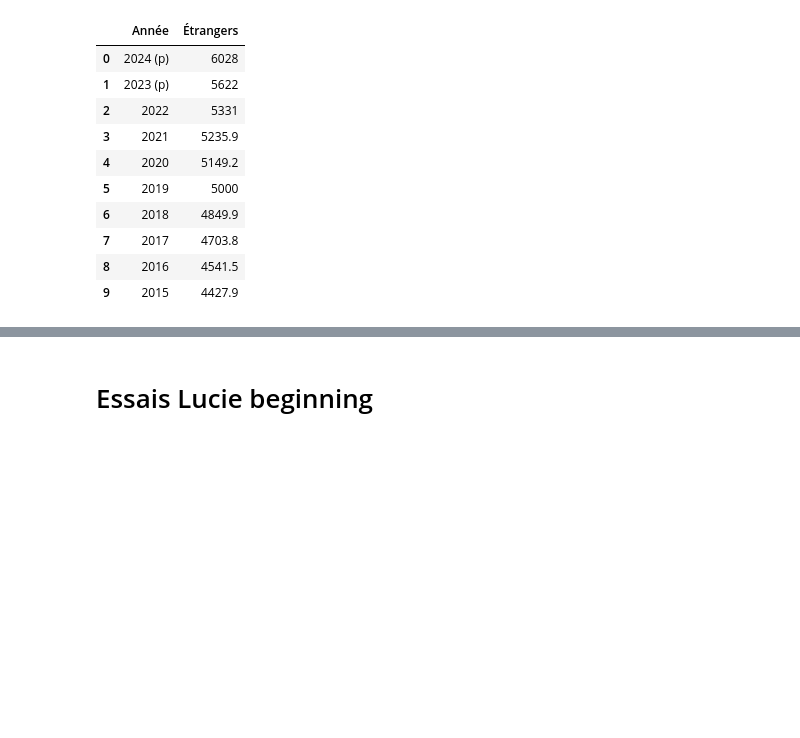
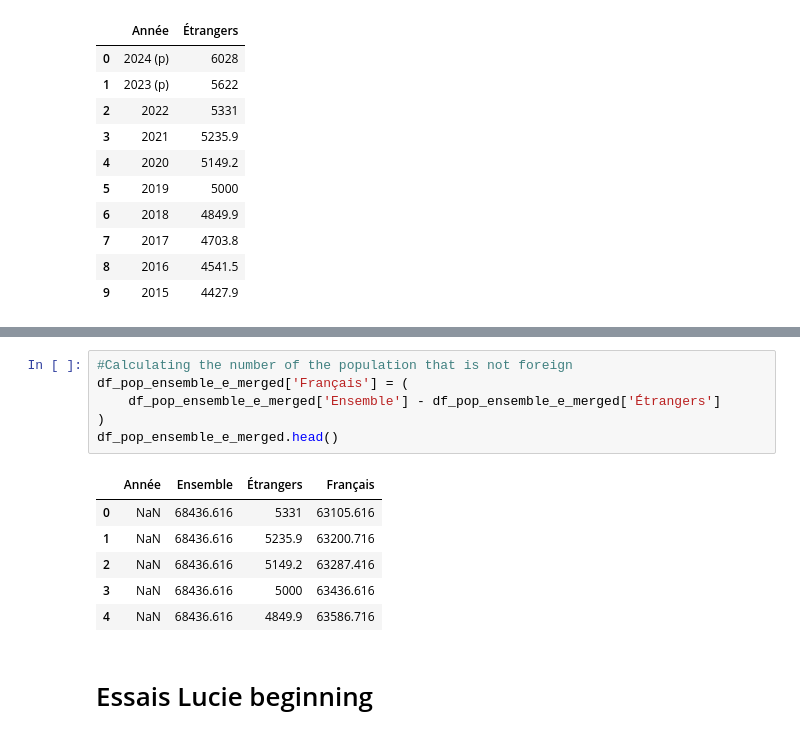
Before and after one commit to luciedum-dot/Intro-to-data-analysis-with-Python---Final-Project, a Jupyter notebook: Evolutions_of_Criminality_France_2016_2024.ipynb, the cells around one changed output, grey strips where cells are left out. Cells and saved outputs as stored; diff of their text form; blank space fills up the shorter version.

```diff
--- a/Evolutions_of_Criminality_France_2016_2024.ipynb
+++ b/Evolutions_of_Criminality_France_2016_2024.ipynb
@@ -649,3 +684,16 @@ display(df_pop_e_années)
+# %%
+#Calculating the number of the population that is not foreign
+df_pop_ensemble_e_merged['Français'] = (
+    df_pop_ensemble_e_merged['Ensemble'] - df_pop_ensemble_e_merged['Étrangers']
+)
+df_pop_ensemble_e_merged.head()
+# %% [output]
+|  | Année | Ensemble | Étrangers | Français |
+| 0 | NaN | 68436.616 | 5331 | 63105.616 |
+| 1 | NaN | 68436.616 | 5235.9 | 63200.716 |
+| 2 | NaN | 68436.616 | 5149.2 | 63287.416 |
+| 3 | NaN | 68436.616 | 5000 | 63436.616 |
+| 4 | NaN | 68436.616 | 4849.9 | 63586.716 |
 # %% [markdown]
 # Essais Lucie beginning
 # %%
```
Also changed, not shown: parts of 4 cells of this notebook.
